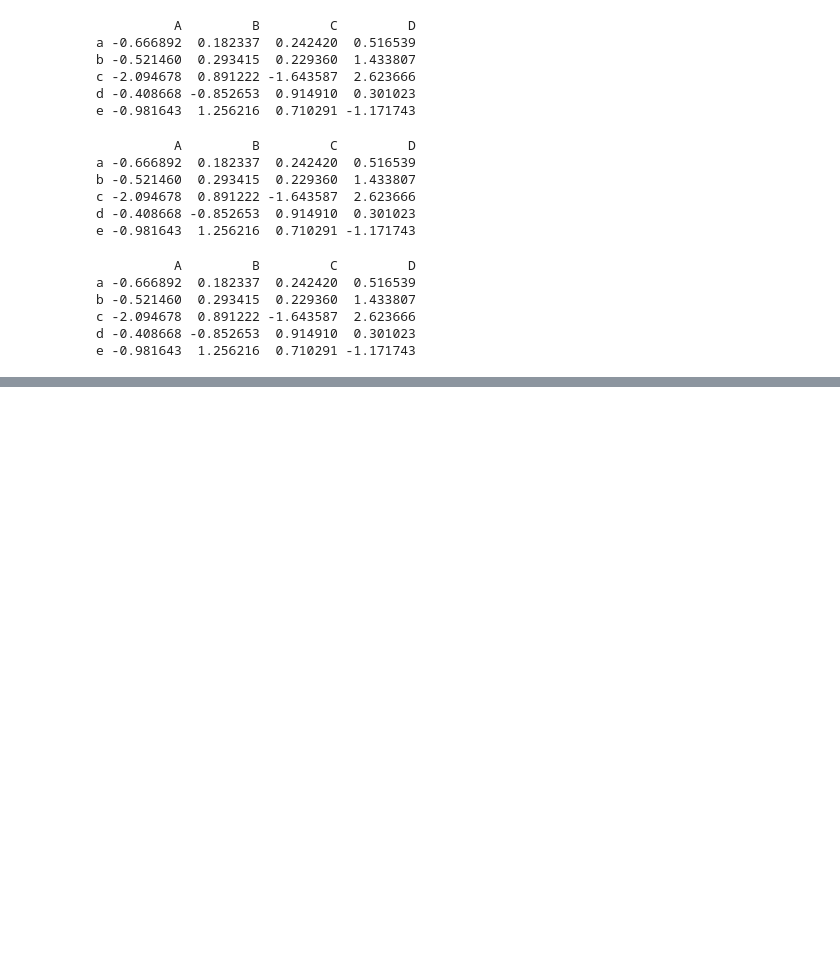
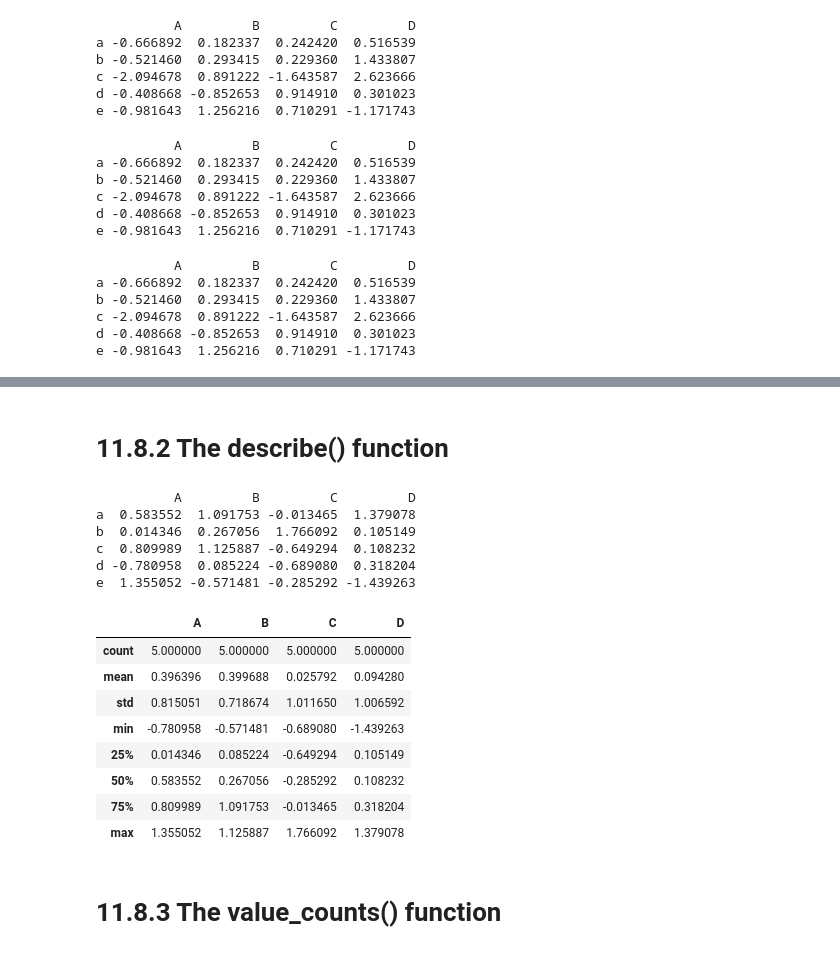
Before and after one commit to gr8bipin/python_basics_finance, a Jupyter notebook: pandas_module.ipynb, the cells around one changed output, grey strips where cells are left out. Saved outputs shown, nothing was run; the diff lists cells and outputs as text; code cells hidden in the pictures; blank space fills up the shorter version.

```diff
--- a/pandas_module.ipynb
+++ b/pandas_module.ipynb
@@ -1313,0 +1430,2 @@ e -0.981643  1.256216  0.710291 -1.171743
+# %% [markdown]
+# 11.8.2 The describe() function
@@ -1313,0 +1436,26 @@ e -0.981643  1.256216  0.710291 -1.171743
+# %%
+import pandas as pd
+import numpy as np
+df = pd.DataFrame(np.random.randn(5, 4), index= ['a', 'b', 'c', 'd', 'e'], columns= ['A', 'B', 'C', 'D'])
+print(df)
+# %% [output]
+          A         B         C         D
+a  0.583552  1.091753 -0.013465  1.379078
+b  0.014346  0.267056  1.766092  0.105149
+c  0.809989  1.125887 -0.649294  0.108232
+d -0.780958  0.085224 -0.689080  0.318204
+e  1.355052 -0.571481 -0.285292 -1.439263
+# %%
+df.describe()
+# %% [output]
+|  | A | B | C | D |
+| count | 5.000000 | 5.000000 | 5.000000 | 5.000000 |
+| mean | 0.396396 | 0.399688 | 0.025792 | 0.094280 |
+| std | 0.815051 | 0.718674 | 1.011650 | 1.006592 |
+| min | -0.780958 | -0.571481 | -0.689080 | -1.439263 |
+| 25% | 0.014346 | 0.085224 | -0.649294 | 0.105149 |
+| 50% | 0.583552 | 0.267056 | -0.285292 | 0.108232 |
+| 75% | 0.809989 | 1.091753 | -0.013465 | 0.318204 |
+| max | 1.355052 | 1.125887 | 1.766092 | 1.379078 |
+# %% [markdown]
+# 11.8.3 The value_counts() function
```
Also changed, not shown: parts of 49 cells of this notebook.
